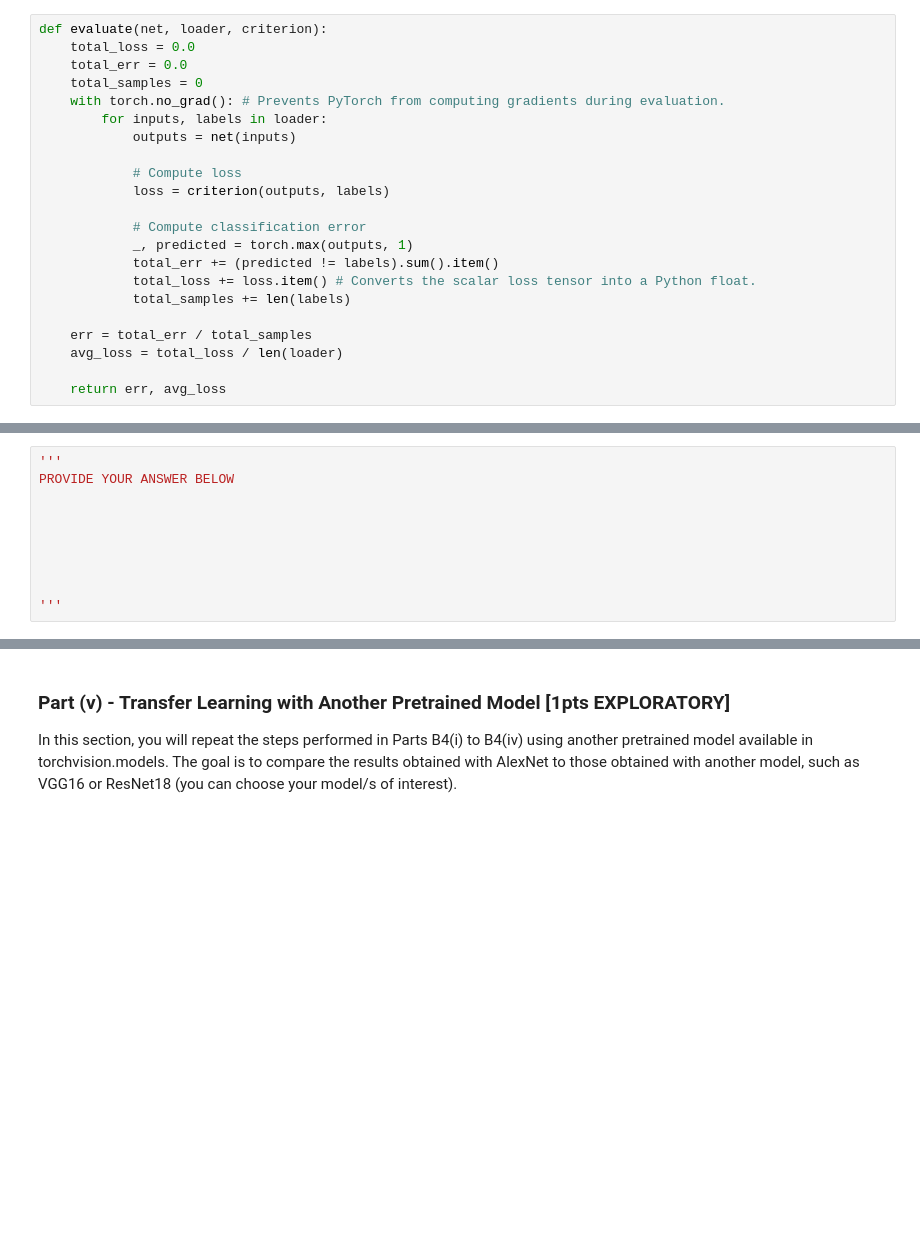
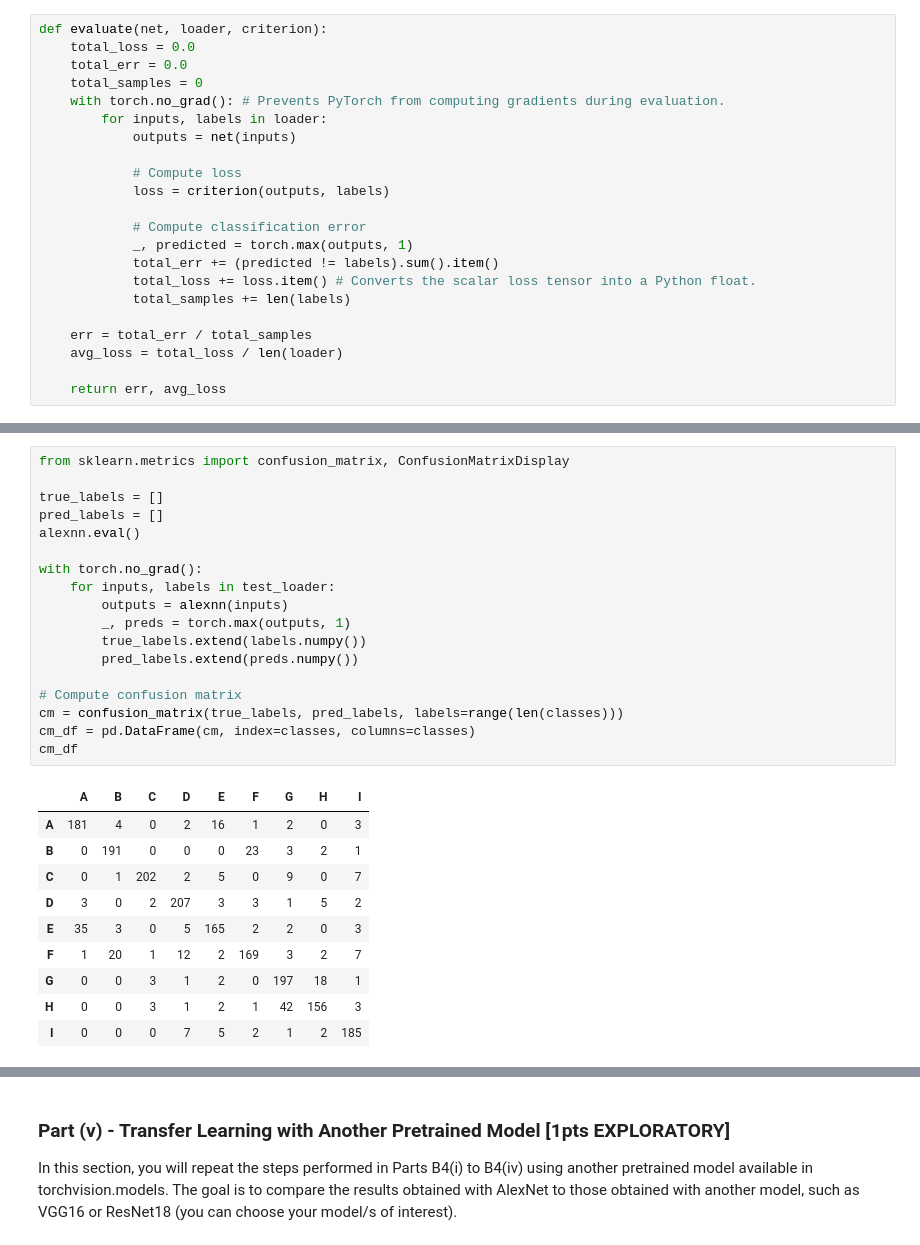
Before and after one commit to Fulankeee/MIE1517-Project-2, a Jupyter notebook: A2.ipynb, the cells around one changed output, grey strips where cells are left out. Cells and saved outputs as stored; diff of their text form; blank space fills up the shorter version.

```diff
--- a/A2.ipynb
+++ b/A2.ipynb
@@ -1290,10 +1346,29 @@ Alex_test_results
-# %%
-'''
-PROVIDE YOUR ANSWER BELOW
-
-
-
-
-
-
-'''
+# %%
+from sklearn.metrics import confusion_matrix, ConfusionMatrixDisplay
+
+true_labels = []
+pred_labels = []
+alexnn.eval()
+
+with torch.no_grad():
+    for inputs, labels in test_loader:
+        outputs = alexnn(inputs)
+        _, preds = torch.max(outputs, 1)
+        true_labels.extend(labels.numpy())
+        pred_labels.extend(preds.numpy())
+
+# Compute confusion matrix
+cm = confusion_matrix(true_labels, pred_labels, labels=range(len(classes)))
+cm_df = pd.DataFrame(cm, index=classes, columns=classes)
+cm_df
+# %% [output]
+|  | A | B | C | D | E | F | G | H | I |
+| A | 181 | 4 | 0 | 2 | 16 | 1 | 2 | 0 | 3 |
+| B | 0 | 191 | 0 | 0 | 0 | 23 | 3 | 2 | 1 |
+| C | 0 | 1 | 202 | 2 | 5 | 0 | 9 | 0 | 7 |
+| D | 3 | 0 | 2 | 207 | 3 | 3 | 1 | 5 | 2 |
+| E | 35 | 3 | 0 | 5 | 165 | 2 | 2 | 0 | 3 |
+| F | 1 | 20 | 1 | 12 | 2 | 169 | 3 | 2 | 7 |
+| G | 0 | 0 | 3 | 1 | 2 | 0 | 197 | 18 | 1 |
+| H | 0 | 0 | 3 | 1 | 2 | 1 | 42 | 156 | 3 |
+| I | 0 | 0 | 0 | 7 | 5 | 2 | 1 | 2 | 185 |
```
Also changed, not shown: parts of 13 cells of this notebook.
